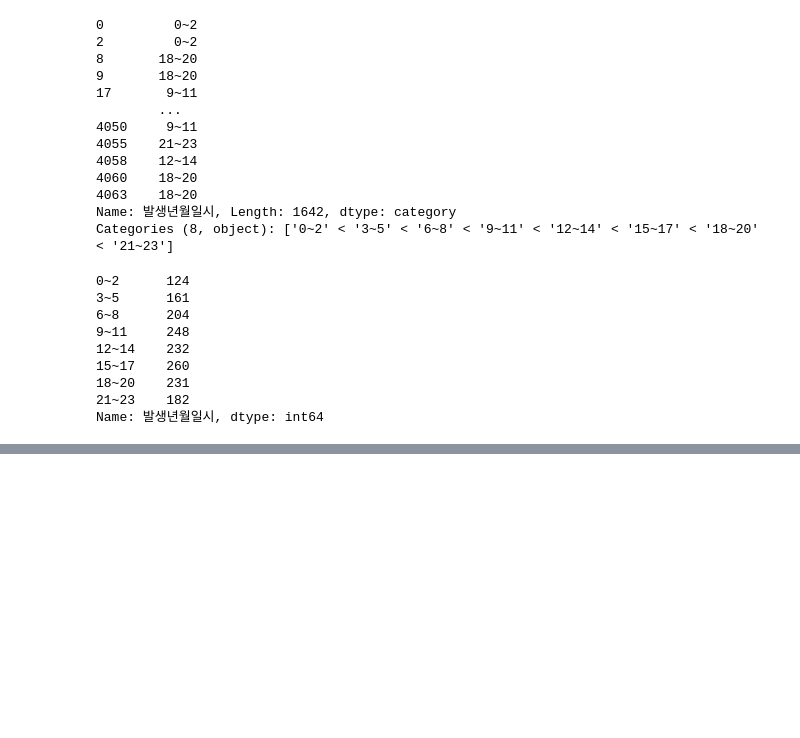
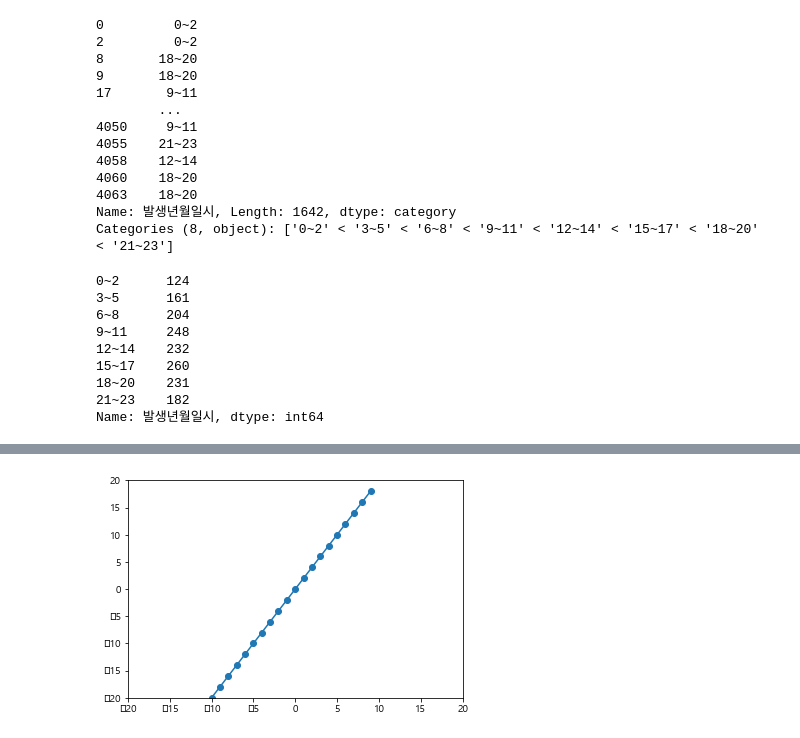
Before and after one commit to sso8910/Python, a Jupyter notebook: 분석및시각화/220922_matplotlib(시각화).ipynb, the cells around one changed output, grey strips where cells are left out. Cells and saved outputs as stored; diff of their text form; code cells hidden in the pictures; blank space fills up the shorter version.

```diff
--- a/220922_matplotlib(시각화).ipynb
+++ b/분석및시각화/220922_matplotlib(시각화).ipynb
@@ -273,0 +300,8 @@ plt.show()
+# %%
+x = [x for x in range(-10,10)]
+y = [2*t for t in x]
+plt. plot(x,y,marker='o')
+plt.axis([-20,20,-20,20])
+plt.show()
+# %% [output]
+[figure, added]
```
Also changed, not shown: parts of 13 cells of this notebook, 18 other files.
